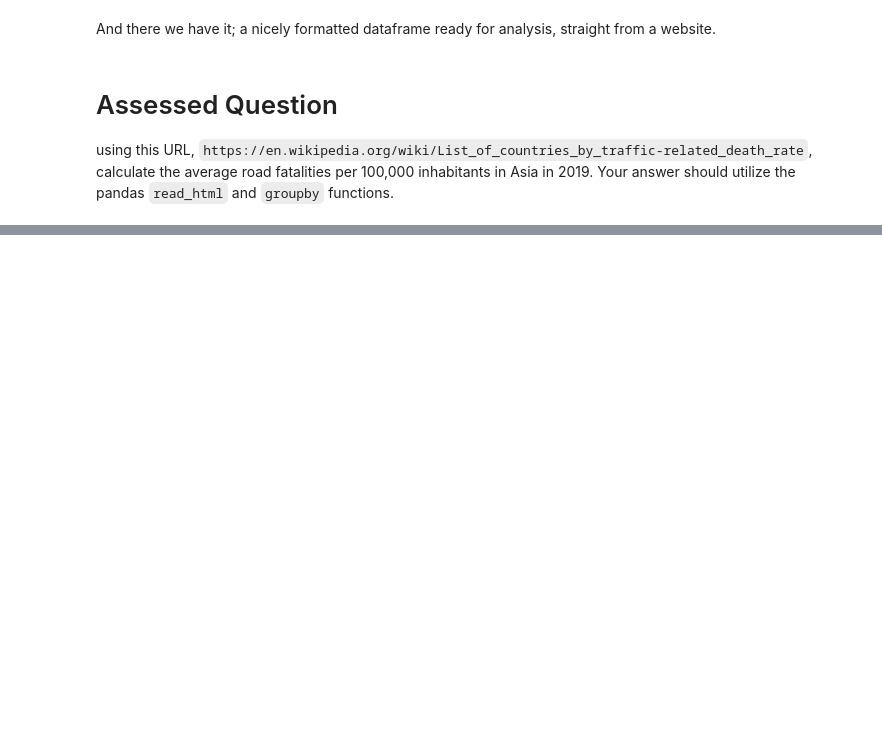
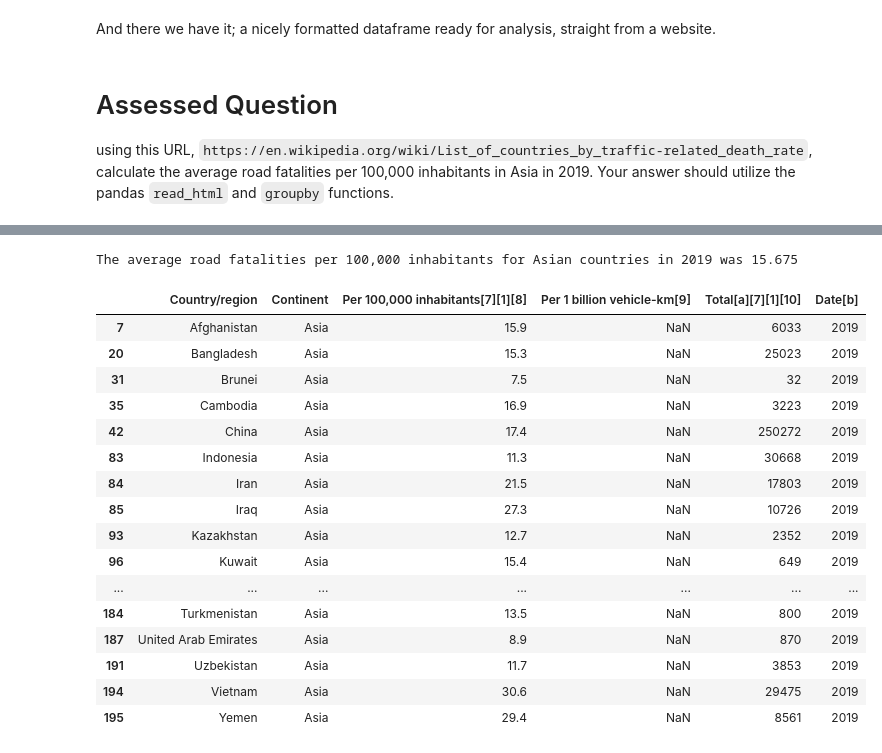
Before and after one commit to snig-17/QM2, a Jupyter notebook: W2_Working_with_Data_in_Pandas.ipynb, the cells around one changed output, grey strips where cells are left out. Cells and saved outputs as stored; diff of their text form; code cells hidden in the pictures; blank space fills up the shorter version.

```diff
--- a/W2_Working_with_Data_in_Pandas.ipynb
+++ b/W2_Working_with_Data_in_Pandas.ipynb
@@ -397,0 +489,39 @@ using this URL, `https://en.wikipedia.org/wiki/List_of_countries_by_traffic-rela
+# %%
+import requests
+
+url='https://en.wikipedia.org/wiki/List_of_countries_by_traffic-related_death_rate'
+
+headers = {
+    'User-Agent': 'Mozilla/5.0 (Windows NT 10.0; Win64; x64) AppleWebKit/537.36 (KHTML, like Gecko) Chrome/91.0.4472.124 Safari/537.36'
+}
+
+response = requests.get(url, headers=headers)
+
+tables = pandas.read_html(response.text)
+
+table = tables[0]
+table = table[table['Continent'] == 'Asia']
+table = table[table['Date[b]'] == '2019']
+print(f"The average road fatalities per 100,000 inhabitants for Asian countries in 2019 was {table['Per 100,000 inhabitants[7][1][8]'].mean()} accidents per 100,000 inhabitants.")
+
+
+table
+# %% [output]
+The average road fatalities per 100,000 inhabitants for Asian countries in 2019 was 15.675
+|  | Country/region | Continent | Per 100,000 inhabitants[7][1][8] | Per 1 billion vehicle-km[9] | Total[a][7][1][10] | Date[b] |
+| 7 | Afghanistan | Asia | 15.9 | NaN | 6033 | 2019 |
+| 20 | Bangladesh | Asia | 15.3 | NaN | 25023 | 2019 |
+| 31 | Brunei | Asia | 7.5 | NaN | 32 | 2019 |
+| 35 | Cambodia | Asia | 16.9 | NaN | 3223 | 2019 |
+| 42 | China | Asia | 17.4 | NaN | 250272 | 2019 |
+| 83 | Indonesia | Asia | 11.3 | NaN | 30668 | 2019 |
+| 84 | Iran | Asia | 21.5 | NaN | 17803 | 2019 |
+| 85 | Iraq | Asia | 27.3 | NaN | 10726 | 2019 |
+| 93 | Kazakhstan | Asia | 12.7 | NaN | 2352 | 2019 |
+| 96 | Kuwait | Asia | 15.4 | NaN | 649 | 2019 |
+| ... | ... | ... | ... | ... | ... | ... |
+| 184 | Turkmenistan | Asia | 13.5 | NaN | 800 | 2019 |
+| 187 | United Arab Emirates | Asia | 8.9 | NaN | 870 | 2019 |
+| 191 | Uzbekistan | Asia | 11.7 | NaN | 3853 | 2019 |
+| 194 | Vietnam | Asia | 30.6 | NaN | 29475 | 2019 |
+| 195 | Yemen | Asia | 29.4 | NaN | 8561 | 2019 |
```
Also changed, not shown: parts of 20 cells of this notebook.
